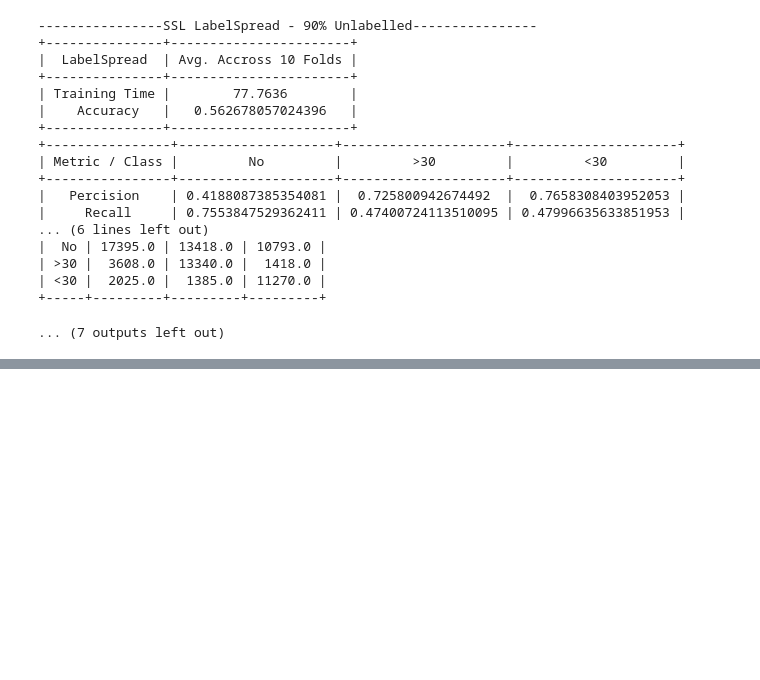
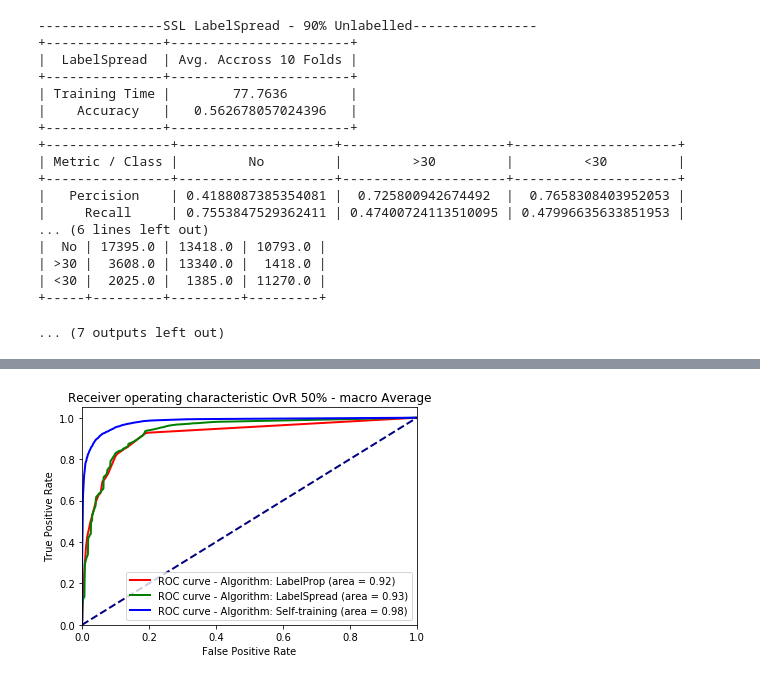
Before and after one commit to YahyaAlaaMassoud/CSI5155---Project-Fall-2020, a Jupyter notebook: SSL.ipynb, the cells around one changed output, grey strips where cells are left out. Saved outputs shown, nothing was run; the diff lists cells and outputs as text; code cells hidden in the pictures; blank space fills up the shorter version.

```diff
--- a/SSL.ipynb
+++ b/SSL.ipynb
@@ -510,0 +839,11 @@ print('-----------------------------------------------------------------------')
+# %%
+plot_roc_avg([labelProp_metrics_50,
+                labelSpread_metrics_50,
+                selftrain_metrics_50],
+               ['LabelProp',
+                'LabelSpread',
+                'Self-training'],
+               clf2clr,
+               micro=False, macro=True, p='50%')
+# %% [output]
+[figure, added]
```
Also changed, not shown: parts of 7 cells of this notebook.
